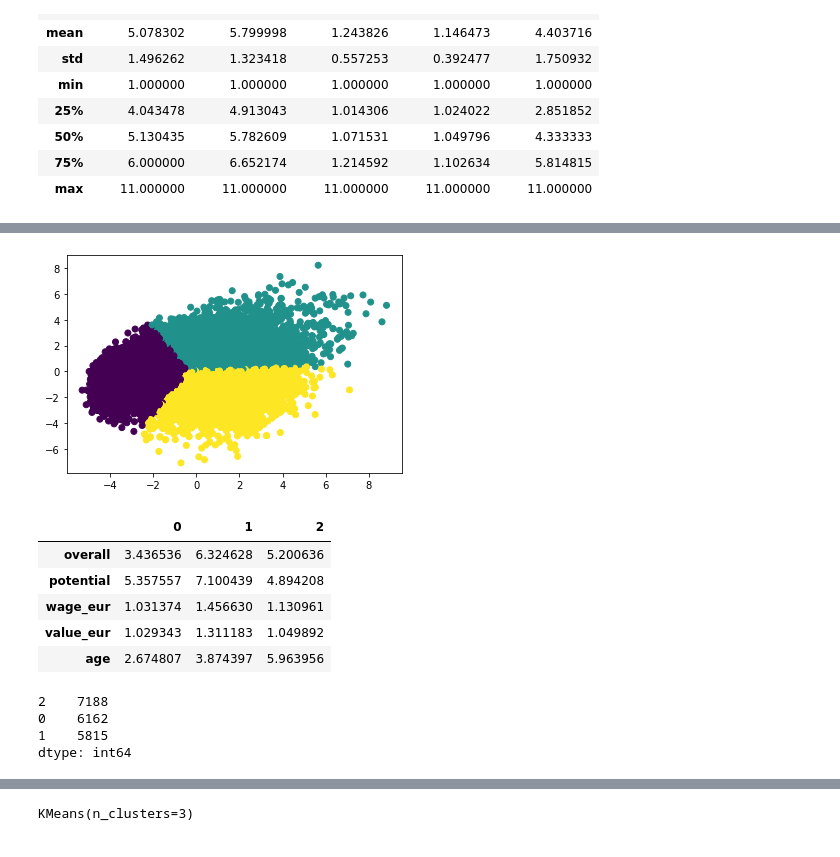
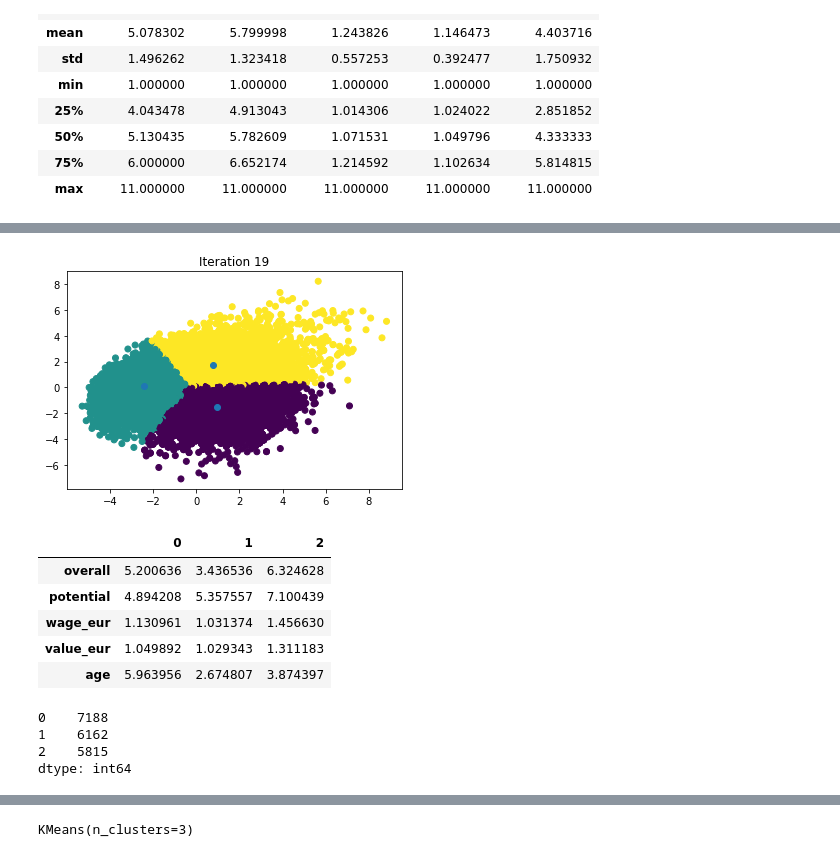
Before and after one commit to dataquestio/project-walkthroughs, a Jupyter notebook: kmeans/clustering.ipynb, the cells around one changed output, grey strips where cells are left out. Saved outputs shown, nothing was run; the diff lists cells and outputs as text; code cells hidden in the pictures.

```diff
--- a/kmeans/clustering.ipynb
+++ b/kmeans/clustering.ipynb
@@ -104,41 +114,45 @@ from IPython.display import clear_output
 # %%
-def plot_clusters(data, labels):
+def plot_clusters(data, labels, centroids, iteration):
     pca = PCA(n_components=2)
     data_2d = pca.fit_transform(data)
+    centroids_2d = pca.transform(centroids.T)
+    clear_output(wait=True)
+    plt.title(f'Iteration {iteration}')
     plt.scatter(x=data_2d[:,0], y=data_2d[:,1], c=labels)
-    clear_output(wait=True)
+    plt.scatter(x=centroids_2d[:,0], y=centroids_2d[:,1])
     plt.show()
+    time.sleep(.5)
 # %%
-max_iterations = 10000
+max_iterations = 100
 centroid_count = 3
 
 centroids = random_centroids(data, centroid_count)
 old_centroids = pd.DataFrame()
 iteration = 1
 
 while iteration < max_iterations and not centroids.equals(old_centroids):
     iteration += 1
     old_centroids = centroids
 
     labels = get_labels(data, centroids)
     centroids = new_centroids(data, labels, centroid_count)
-    plot_clusters(data, labels)
+    plot_clusters(data, labels, centroids, iteration)
 # %% [output]
-[figure, old version]
+[figure, new version]
 # %%
 centroids
 # %% [output]
 |  | 0 | 1 | 2 |
-| overall | 3.436536 | 6.324628 | 5.200636 |
-| potential | 5.357557 | 7.100439 | 4.894208 |
-| wage_eur | 1.031374 | 1.456630 | 1.130961 |
-| value_eur | 1.029343 | 1.311183 | 1.049892 |
-| age | 2.674807 | 3.874397 | 5.963956 |
+| overall | 5.200636 | 3.436536 | 6.324628 |
+| potential | 4.894208 | 5.357557 | 7.100439 |
+| wage_eur | 1.130961 | 1.031374 | 1.456630 |
+| value_eur | 1.049892 | 1.029343 | 1.311183 |
+| age | 5.963956 | 2.674807 | 3.874397 |
 # %%
 labels.value_counts()
 # %% [output]
-2    7188
-0    6162
-1    5815
+0    7188
+1    6162
+2    5815
 dtype: int64
 # %%
```
Also changed, not shown: parts of 6 cells of this notebook, 1 other file.
